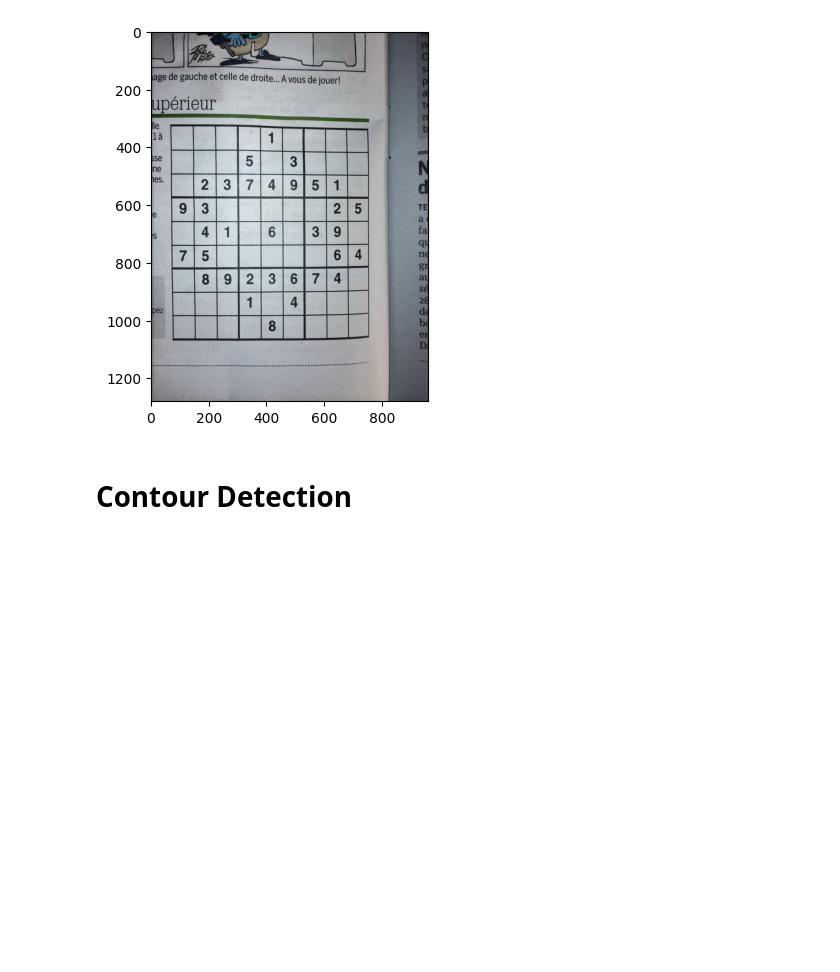
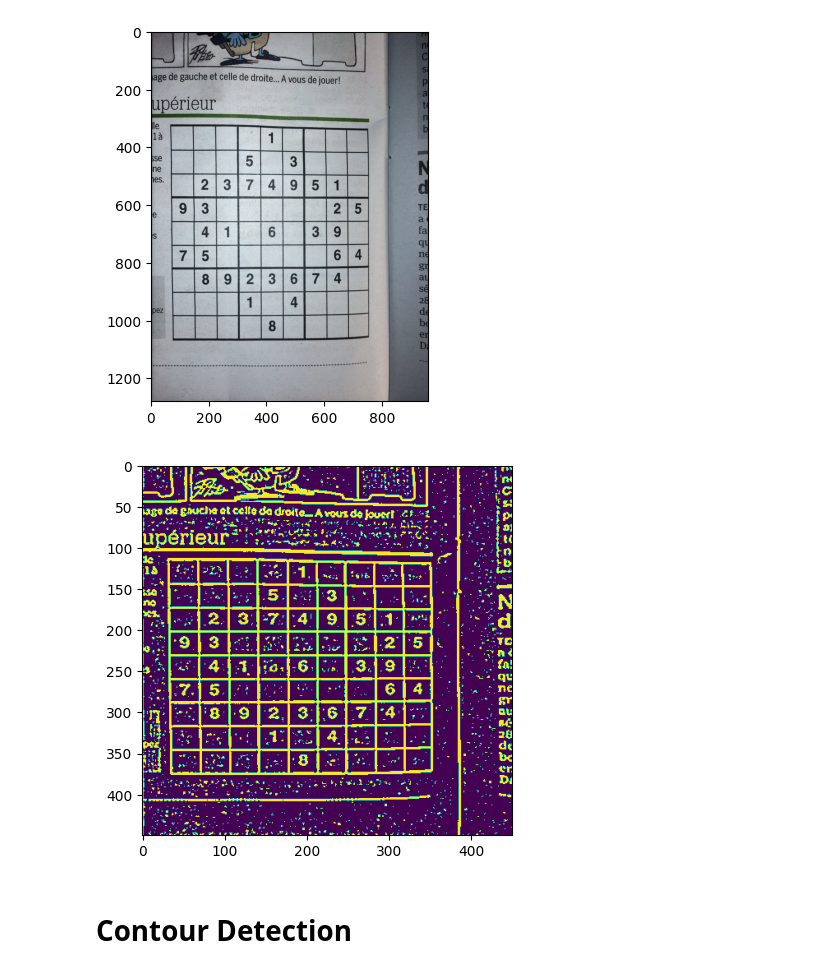
Before and after one commit to ridwanmahendra/Sudoku-Hero, a Jupyter notebook: notebook.ipynb, the cells around one changed output. Drawn from its saved outputs; the diff is of its cells as text; code cells hidden in the pictures; blank space fills up the shorter version.

Commit message:
Grayscale and Thresholding

```diff
--- a/notebook.ipynb
+++ b/notebook.ipynb
@@ -198,6 +198,24 @@ plt.imshow(img)
 plt.show()
 # %% [output]
 [figure]
+# %%
+# preprocessing the image
+sodoku_a = cv2.resize(img, (450, 450))
+
+# function preprocess to grayscale and thresholding
+def preprocess(image):
+    gray = cv2.cvtColor(image, cv2.COLOR_BGR2GRAY)
+    blur = cv2.GaussianBlur(gray, (3, 3), 6)
+    thresh = cv2.adaptiveThreshold(blur, 255, 1, 1, 11, 2)
+    return thresh
+
+thresh = preprocess(sodoku_a)
+
+plt.figure()
+plt.imshow(thresh)
+plt.show()
+# %% [output]
+[figure, added]
 # %% [markdown]
 # Contour Detection
 # %% [markdown]
```
